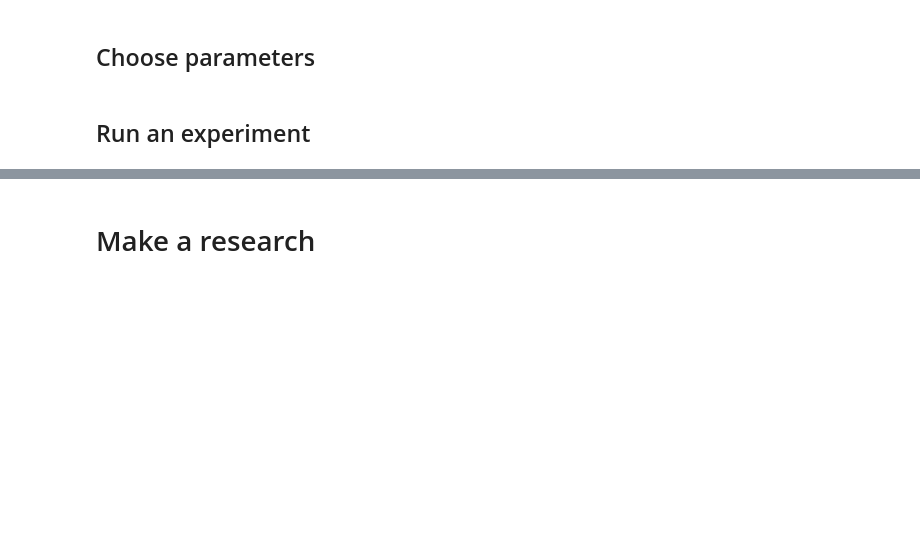
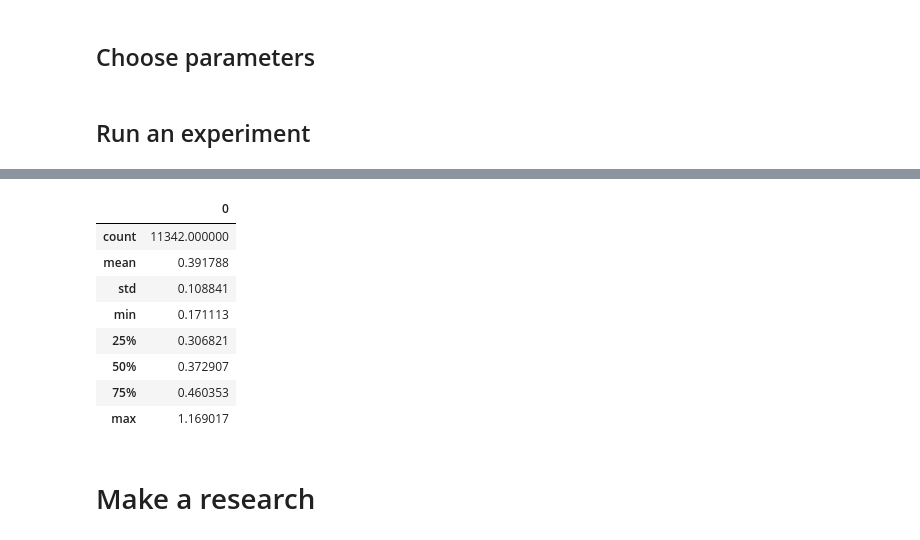
Before and after one commit to Limekaaa/UC-FIRe, a Jupyter notebook: main.ipynb, the cells around one changed output, grey strips where cells are left out. Drawn from its saved outputs; the diff is of its cells as text; code cells hidden in the pictures; blank space fills up the shorter version.

```diff
--- a/main.ipynb
+++ b/main.ipynb
@@ -59,6 +57,11 @@ b = 0.75                                    # parameter of the BM25 algorithm
 thresh_prob=0.005                           # threshold to consider a value equals to 0 in the coexistence matrix
 
 knn_method = 'faiss'                        # method to use to compute the k-ne, either 'faiss' or 'exact'
+# %%
+device = torch.device("cuda" if torch.cuda.is_available() else "cpu")
+model_name = "bert-base-uncased"
+tokenizer = BertTokenizer.from_pretrained(model_name)
+model = BertModel.from_pretrained(model_name, output_hidden_states=True).to(device)
 # %% [markdown]
 ## Run an experiment
 # %%
@@ -111,0 +87,2 @@ else:
+# %%
+embeddings = vector_creation.create_vectors(cleaned_corpus, model, tokenizer, device)
@@ -111,0 +93,11 @@ else:
+# %%
+'''
+from sklearn.decomposition import PCA
+
+idx_emb = list(embeddings.index)
+pca = PCA(n_components=vector_dimension)
+pca.fit(embeddings)
+embeddings = pca.transform(embeddings)
+embeddings = pd.DataFrame(embeddings, index=idx_emb)
+model = None
+'''
@@ -137,3 +320,22 @@ end of finding cycles
+# %%
+from sklearn.metrics.pairwise import cosine_similarity, cosine_distances
+import numpy as np
+
+
+dist_from_center_df = pd.DataFrame(cosine_distances(embeddings, np.array(embeddings.mean(axis=0)).reshape(1, -1)))
+dist_from_center_df.index = embeddings.index
+# %%
+dist_from_center_df.describe()
+# %% [output]
+|  | 0 |
+| count | 11342.000000 |
+| mean | 0.391788 |
+| std | 0.108841 |
+| min | 0.171113 |
+| 25% | 0.306821 |
+| 50% | 0.372907 |
+| 75% | 0.460353 |
+| max | 1.169017 |
 # %% [markdown]
 # Make a research
 # %%
```
Also changed, not shown: parts of 32 cells of this notebook.
